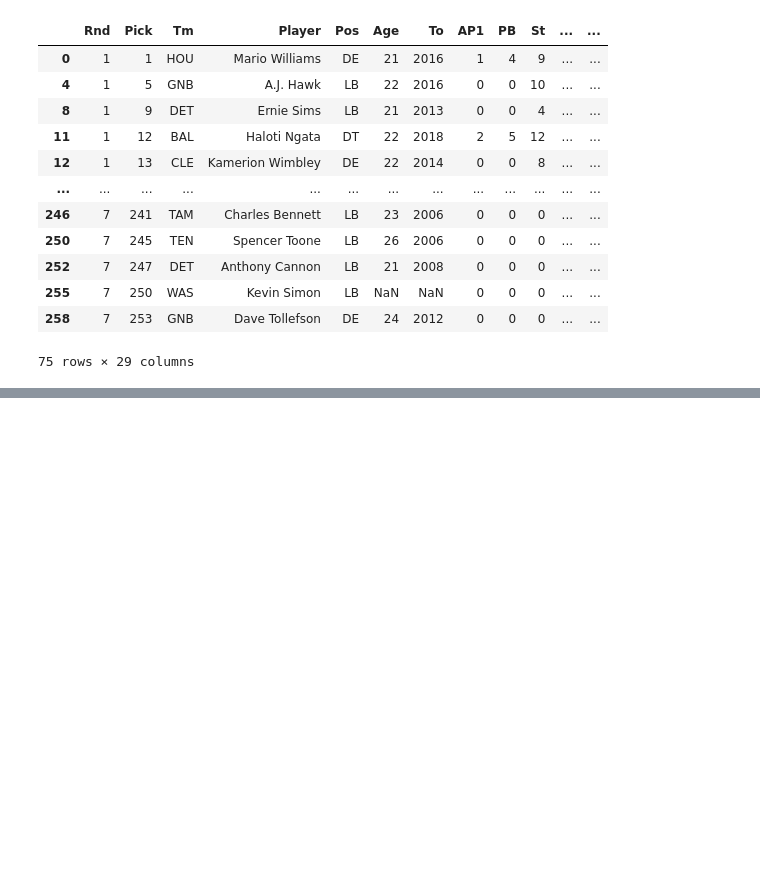
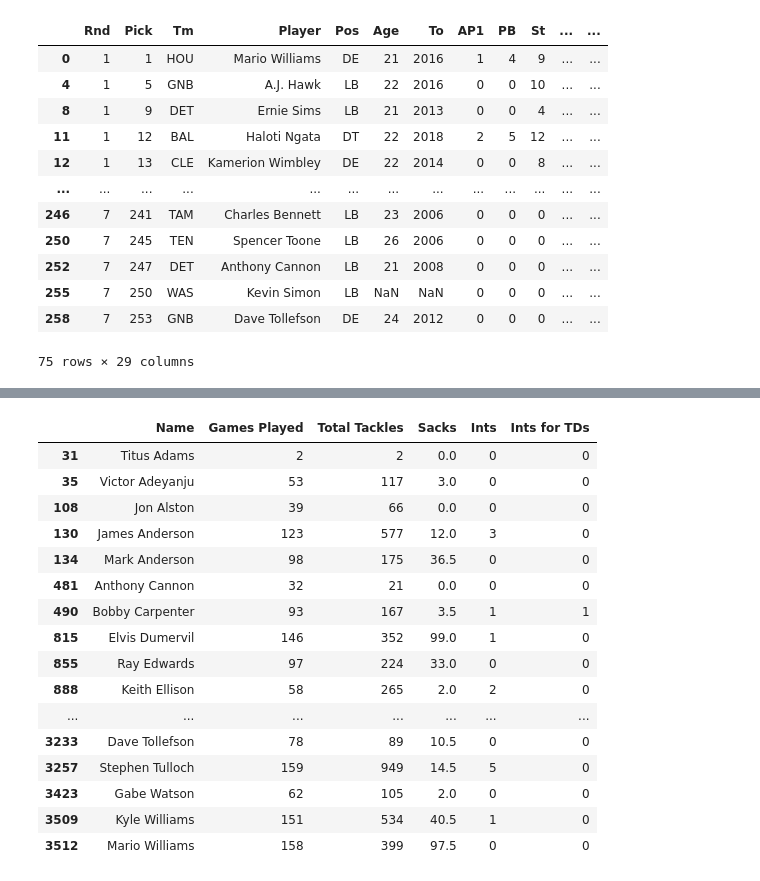
Before and after one commit to jkurt13/CapstoneTwo, a Jupyter notebook: Data Wrangling.ipynb, the cells around one changed output, grey strips where cells are left out. Drawn from its saved outputs; the diff is of its cells as text; code cells hidden in the pictures; blank space fills up the shorter version.

```diff
--- a/Data Wrangling.ipynb
+++ b/Data Wrangling.ipynb
@@ -459,0 +537,21 @@ memory usage: 9.4+ KB
+# %%
+player = defense_df_2000s[defense_df_2000s['Name'].isin(career_df_2006['Name'])]
+player
+# %% [output]
+|  | Name | Games Played | Total Tackles | Sacks | Ints | Ints for TDs |
+| 31 | Titus Adams | 2 | 2 | 0.0 | 0 | 0 |
+| 35 | Victor Adeyanju | 53 | 117 | 3.0 | 0 | 0 |
+| 108 | Jon Alston | 39 | 66 | 0.0 | 0 | 0 |
+| 130 | James Anderson | 123 | 577 | 12.0 | 3 | 0 |
+| 134 | Mark Anderson | 98 | 175 | 36.5 | 0 | 0 |
+| 481 | Anthony Cannon | 32 | 21 | 0.0 | 0 | 0 |
+| 490 | Bobby Carpenter | 93 | 167 | 3.5 | 1 | 1 |
+| 815 | Elvis Dumervil | 146 | 352 | 99.0 | 1 | 0 |
+| 855 | Ray Edwards | 97 | 224 | 33.0 | 0 | 0 |
+| 888 | Keith Ellison | 58 | 265 | 2.0 | 2 | 0 |
+| ... | ... | ... | ... | ... | ... | ... |
+| 3233 | Dave Tollefson | 78 | 89 | 10.5 | 0 | 0 |
+| 3257 | Stephen Tulloch | 159 | 949 | 14.5 | 5 | 0 |
+| 3423 | Gabe Watson | 62 | 105 | 2.0 | 0 | 0 |
+| 3509 | Kyle Williams | 151 | 534 | 40.5 | 1 | 0 |
+| 3512 | Mario Williams | 158 | 399 | 97.5 | 0 | 0 |
```
Also changed, not shown: parts of 22 cells of this notebook, 1 other file.
